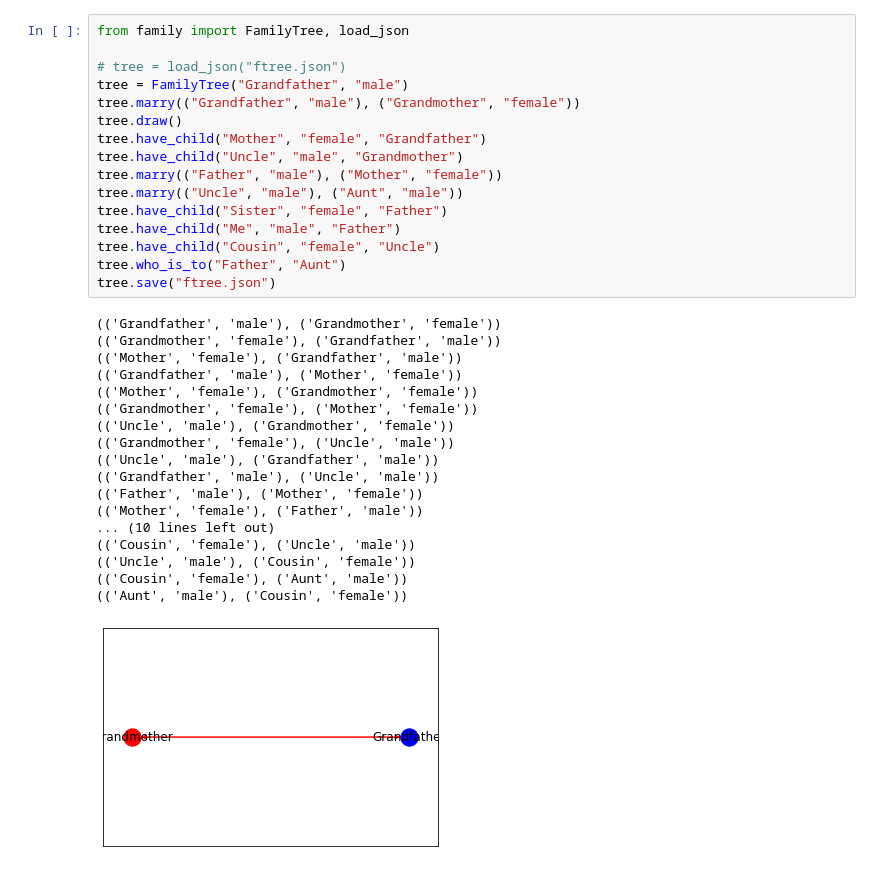
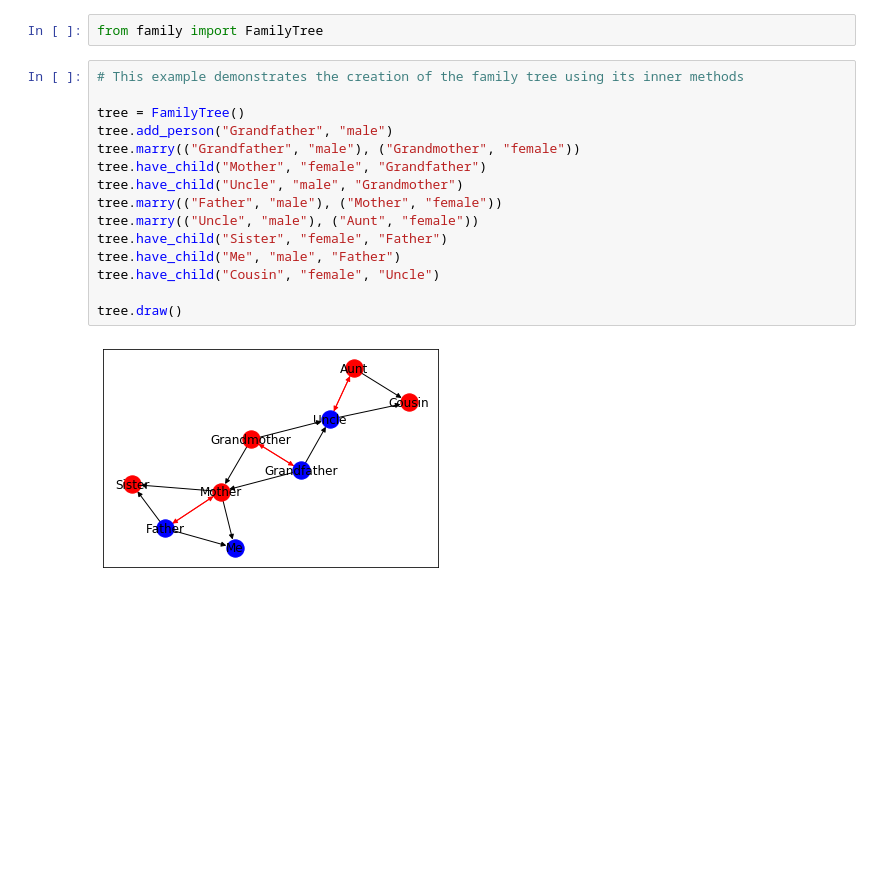
Before and after one commit to kolusask/Family-tree-in-NetworkX, a Jupyter notebook: family.ipynb, the cells around one changed output. Drawn from its saved outputs; the diff is of its cells as text; blank space fills up the shorter version.

```diff
--- a/family.ipynb
+++ b/family.ipynb
@@ -1,35 +1,19 @@
+# %%
+from family import FamilyTree
 # %%
-from family import FamilyTree, load_json
+# This example demonstrates the creation of the family tree using its inner methods
 
-# tree = load_json("ftree.json")
-tree = FamilyTree("Grandfather", "male")
+tree = FamilyTree()
+tree.add_person("Grandfather", "male")
 tree.marry(("Grandfather", "male"), ("Grandmother", "female"))
-tree.draw()
 tree.have_child("Mother", "female", "Grandfather")
 tree.have_child("Uncle", "male", "Grandmother")
 tree.marry(("Father", "male"), ("Mother", "female"))
-tree.marry(("Uncle", "male"), ("Aunt", "male"))
+tree.marry(("Uncle", "male"), ("Aunt", "female"))
 tree.have_child("Sister", "female", "Father")
 tree.have_child("Me", "male", "Father")
 tree.have_child("Cousin", "female", "Uncle")
-tree.who_is_to("Father", "Aunt")
-tree.save("ftree.json")
+
+tree.draw()
 # %% [output]
-(('Grandfather', 'male'), ('Grandmother', 'female'))
-(('Grandmother', 'female'), ('Grandfather', 'male'))
-(('Mother', 'female'), ('Grandfather', 'male'))
-(('Grandfather', 'male'), ('Mother', 'female'))
-(('Mother', 'female'), ('Grandmother', 'female'))
-(('Grandmother', 'female'), ('Mother', 'female'))
-(('Uncle', 'male'), ('Grandmother', 'female'))
-(('Grandmother', 'female'), ('Uncle', 'male'))
-(('Uncle', 'male'), ('Grandfather', 'male'))
-(('Grandfather', 'male'), ('Uncle', 'male'))
-(('Father', 'male'), ('Mother', 'female'))
-(('Mother', 'female'), ('Father', 'male'))
-... (10 lines left out)
-(('Cousin', 'female'), ('Uncle', 'male'))
-(('Uncle', 'male'), ('Cousin', 'female'))
-(('Cousin', 'female'), ('Aunt', 'male'))
-(('Aunt', 'male'), ('Cousin', 'female'))
-[figure, old version]
+[figure, new version]
```
Also changed, not shown: parts of 3 cells of this notebook, 2 other files.
